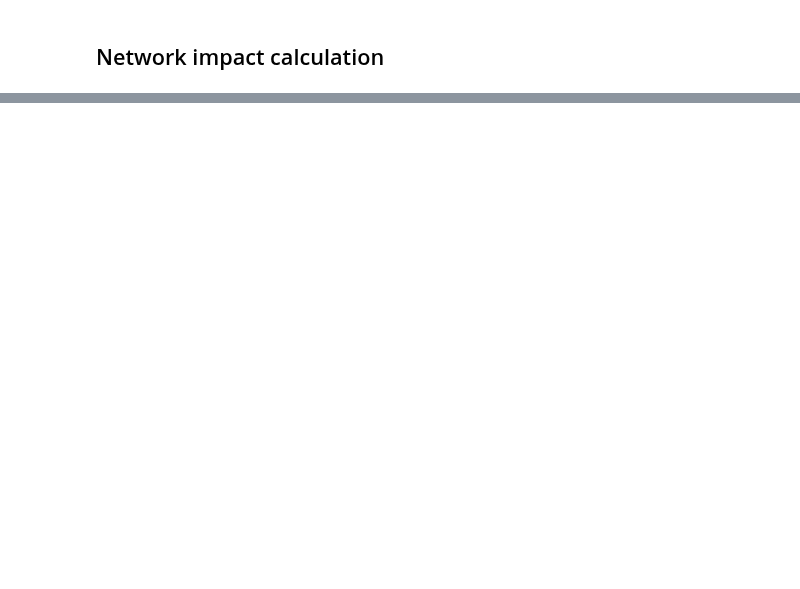
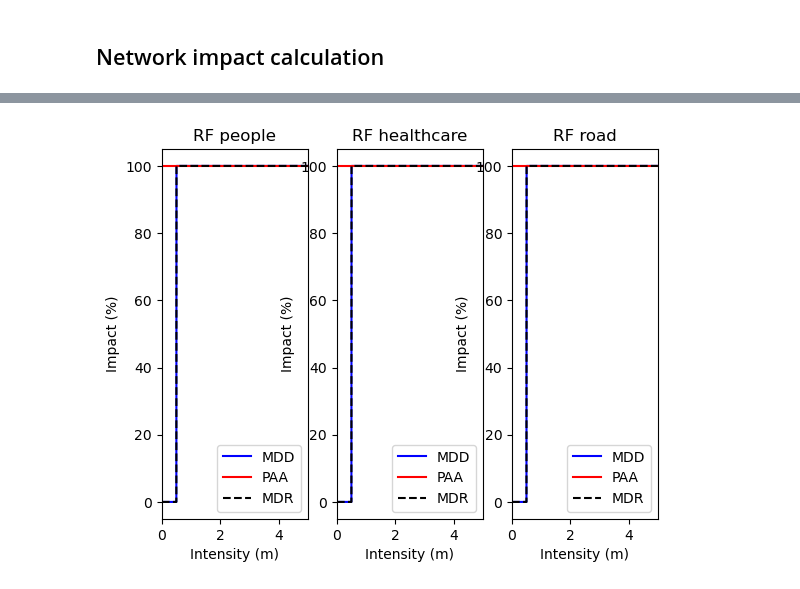
Before and after one commit to CLIMADA-project/climada_petals, a Jupyter notebook: doc/tutorial/climada_engine_Networks_minimal.ipynb, the cells around one changed output, grey strips where cells are left out. Saved outputs shown, nothing was run; the diff lists cells and outputs as text; code cells hidden in the pictures; blank space fills up the shorter version.

```diff
--- a/doc/tutorial/climada_engine_Networks_minimal.ipynb
+++ b/doc/tutorial/climada_engine_Networks_minimal.ipynb
@@ -242,14 +256,28 @@ nw_calc_test.network.nodes.plot(column="actual_supply_healthcare_people")#actual
 # %%
 #prepare impact functions
-from src.impact_funcs import ImpFuncsThreshCI
-impfid_dict = {
-'road' : 1,
-'healthcare' : 1,
-'people' : 1
-}
-haz_type = "RF"
-impf_thresh_set = ImpFuncsThreshCI(haz_type=haz_type, ci_types=ci_types)
-for ci, impfid in impfid_dict.items():
-    impf_thresh_set.setImpf(ci, impfid)
+from climada.entity.impact_funcs import ImpactFunc, ImpactFuncSet
 
-impf_thresh_set.impf_set.plot()
+#make impact functions
+def make_step_impf(thresh, haz_type, ci_type):
+        step_impf = ImpactFunc()
+        step_impf.id = ci_type
+        step_impf.haz_type = haz_type
+        step_impf.name = ci_type
+        step_impf.intensity_unit = 'm'
+        step_impf.intensity = np.array([0, 0.99*thresh, thresh, 2*thresh, 10*thresh])
+        step_impf.mdd =       np.array([0, 0, 1, 1,1])
+        step_impf.paa =       np.sort(np.linspace(1, 1, num=5))
+        step_impf.check()
+        return step_impf
+
+
+impf_set = ImpactFuncSet()
+impf_set.append(make_step_impf(0.5, rf_sudan.haz_type, "people"))
+impf_set.append(make_step_impf(0.5, rf_sudan.haz_type, "healthcare"))
+impf_set.append(make_step_impf(0.5, rf_sudan.haz_type, "road"))
+impf_set.plot()
+
+#store functionality thresholds in dict
+thresh_func_dict = {"people" : 0.5, "healthcare" : 0.5, "road" : 0.5}
+# %% [output]
+[figure, added]
```
Also changed, not shown: parts of 14 cells of this notebook.
